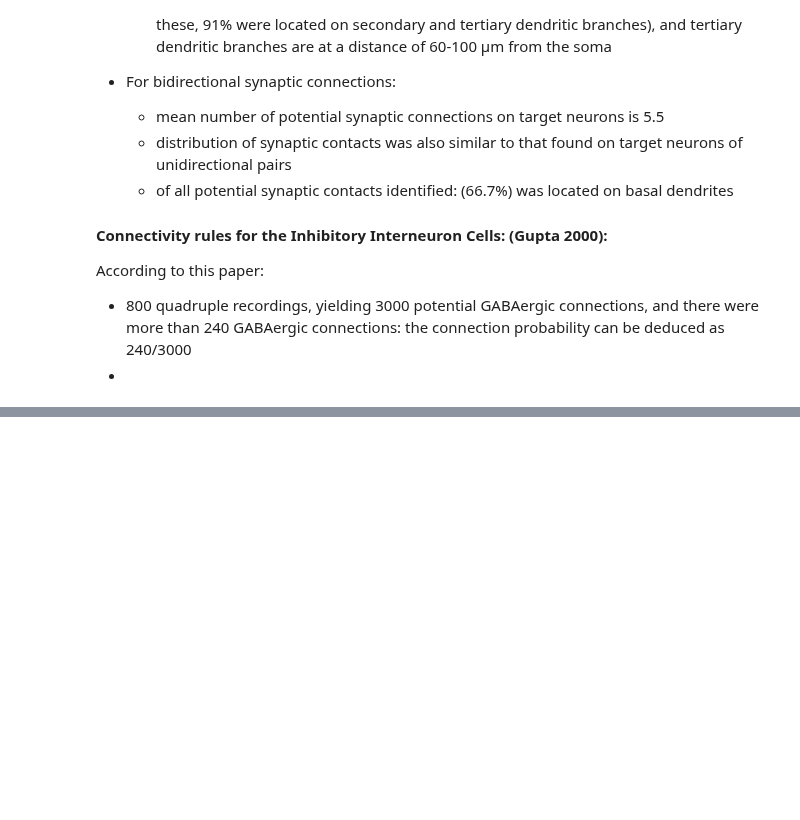
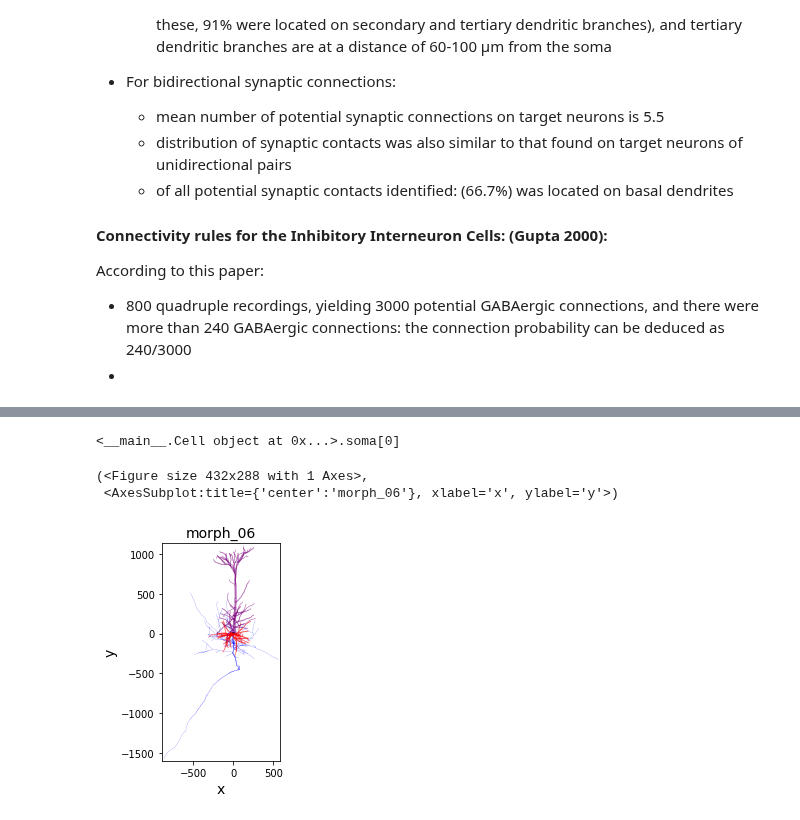
Before and after one commit to GasserElbanna/In-Silico-Neuroscience-Projects, a Jupyter notebook: Week 7/Week7_HomeWork.ipynb, the cells around one changed output, grey strips where cells are left out. Saved outputs shown, nothing was run; the diff lists cells and outputs as text; code cells hidden in the pictures; blank space fills up the shorter version.

```diff
--- a/Week 7/Week7_HomeWork.ipynb
+++ b/Week 7/Week7_HomeWork.ipynb
@@ -1300,0 +1507,11 @@ According to this paper:
+# %%
+Pyr1.soma[0]
+# %% [output]
+<__main__.Cell object at 0x...>.soma[0]
+# %%
+neuron_ex = nm.load_neuron('morph_06.swc')
+viewer.draw(neuron_ex)
+# %% [output]
+(<Figure size 432x288 with 1 Axes>,
+ <AxesSubplot:title={'center':'morph_06'}, xlabel='x', ylabel='y'>)
+[figure, added]
```
Also changed, not shown: parts of 15 cells of this notebook, 5 other files.
